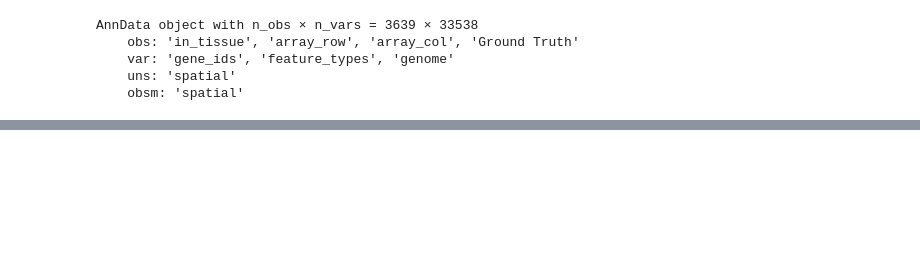
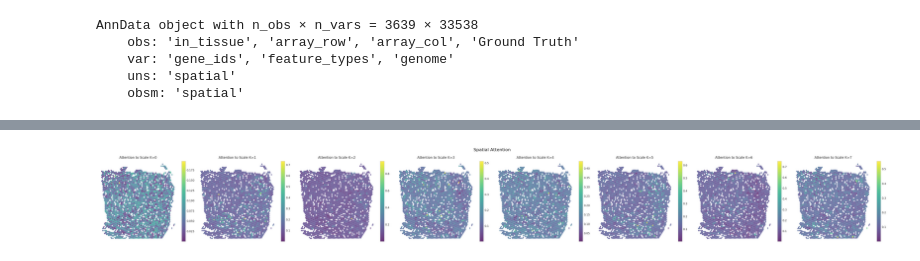
Before and after one commit to tju-zl/CPS, a Jupyter notebook: benchmark/1_spatiual_imputation_DLPFC.ipynb, the cells around one changed output, grey strips where cells are left out. Cells and saved outputs as stored; diff of their text form; code cells hidden in the pictures; blank space fills up the shorter version.

```diff
--- a/benchmark/1_spatiual_imputation_DLPFC.ipynb
+++ b/benchmark/1_spatiual_imputation_DLPFC.ipynb
@@ -96,0 +37,18 @@ OrderedDict([('spatial',
+# %%
+adata.var_names_make_unique()
+
+sc.pp.highly_variable_genes(adata, flavor="seurat_v3", n_top_genes=args.hvgs)
+sc.pp.normalize_total(adata, target_sum=1e4)
+adata.layers["counts"] = adata.X.copy()
+sc.pp.log1p(adata)
+sc.pp.scale(adata, zero_center=True, max_value=10)
+
+adata_hvg = adata[:, adata.var['highly_variable']].copy()
+counts_layer = adata_hvg.layers['counts']
+
+adata.obsm['hvg_features'] = adata_hvg.X
+adata.obsm['hvg_counts'] = counts_layer.toarray()
+# %%
+spatial_data = CPS.SpatialGraphBuilder(args)
+train_data, test_data, train_indices, test_indices = spatial_data.spots_perturb(adata, mask_ratio=0.1, seed=args.seed)
+print(train_data)
@@ -96,0 +57,3 @@ OrderedDict([('spatial',
+# %%
+cps_model = CPS.CPSTrainer(args)
+cps_model.fit(train_data)
@@ -96,0 +100,3 @@ OrderedDict([('spatial',
+# %%
+train_adata = adata[train_indices]
+test_adata = adata[test_indices]
@@ -96,0 +112,6 @@ OrderedDict([('spatial',
+# %%
+z_s, latent, attn, fig = cps_model.interpret_attn_scores(train_data, return_fig=True)
+train_adata.obsm['z_s'] = z_s
+train_adata.obsm['z_t'] = latent
+# %% [output]
+[figure, added]
```
Also changed, not shown: parts of 11 cells of this notebook, 28 other files.
